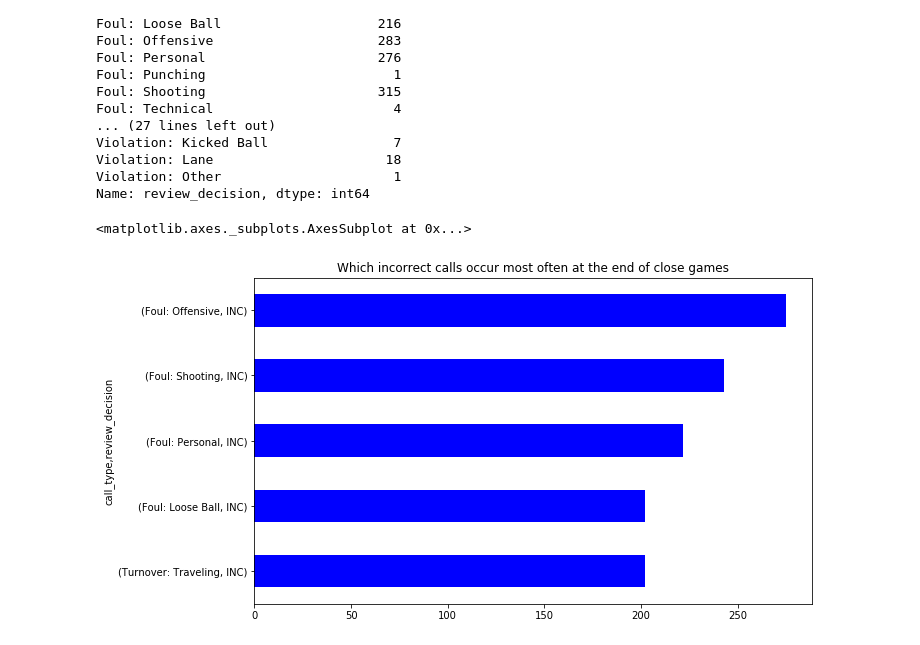
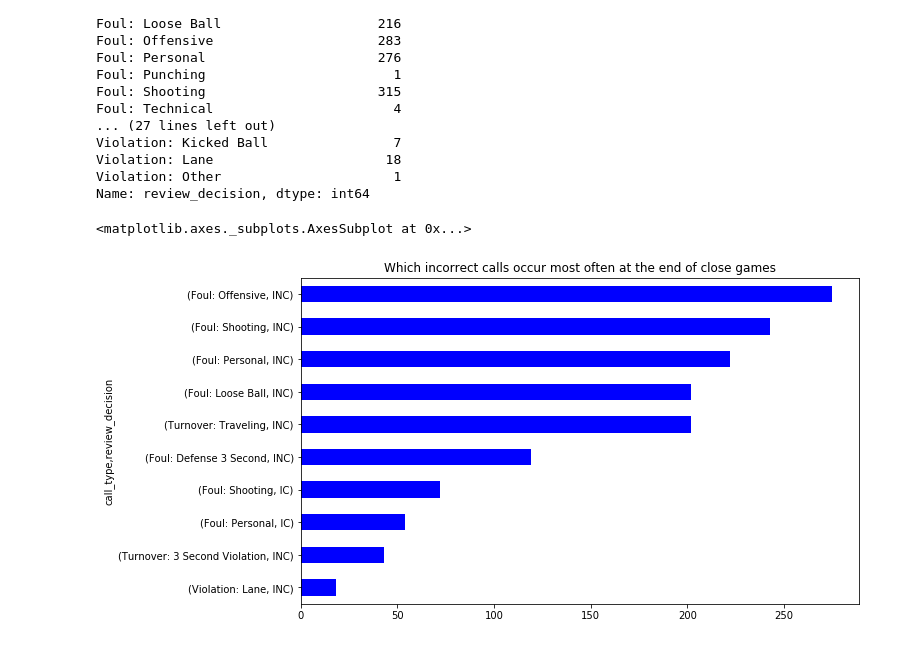
Before and after one commit to chrgavalas/data-projects, a Jupyter notebook: code/project6/NBA referring.ipynb, the cells around one changed output. Cells and saved outputs as stored; diff of their text form; code cells hidden in the pictures.

```diff
--- a/code/project6/NBA referring.ipynb
+++ b/code/project6/NBA referring.ipynb
@@ -103,0 +106,3 @@ df_incorrect
+# %%
+df_incorrect['time_clusters'] = pd.cut(df_incorrect.seconds_left, bins=[g for g in range(10, 60, 120)], include_lowest=True)
+df.head()
@@ -192,7 +199,7 @@ Violation: Lane                      18
 Violation: Other                      1
 Name: review_decision, dtype: int64
 # %%
-wrong_types.value_counts().sort_values(ascending=True).tail(5).plot(kind='barh', figsize=[10,6], colormap='winter', title='Which incorrect calls occur most often at the end of close games')
+wrong_types.value_counts().sort_values(ascending=True).tail(10).plot(kind='barh', figsize=[10,6], colormap='winter', title='Which incorrect calls occur most often at the end of close games')
 # %% [output]
 <matplotlib.axes._subplots.AxesSubplot at 0x...>
-[figure, old version]
+[figure, new version]
```
Also changed, not shown: parts of 4 cells of this notebook, 2 other files.
